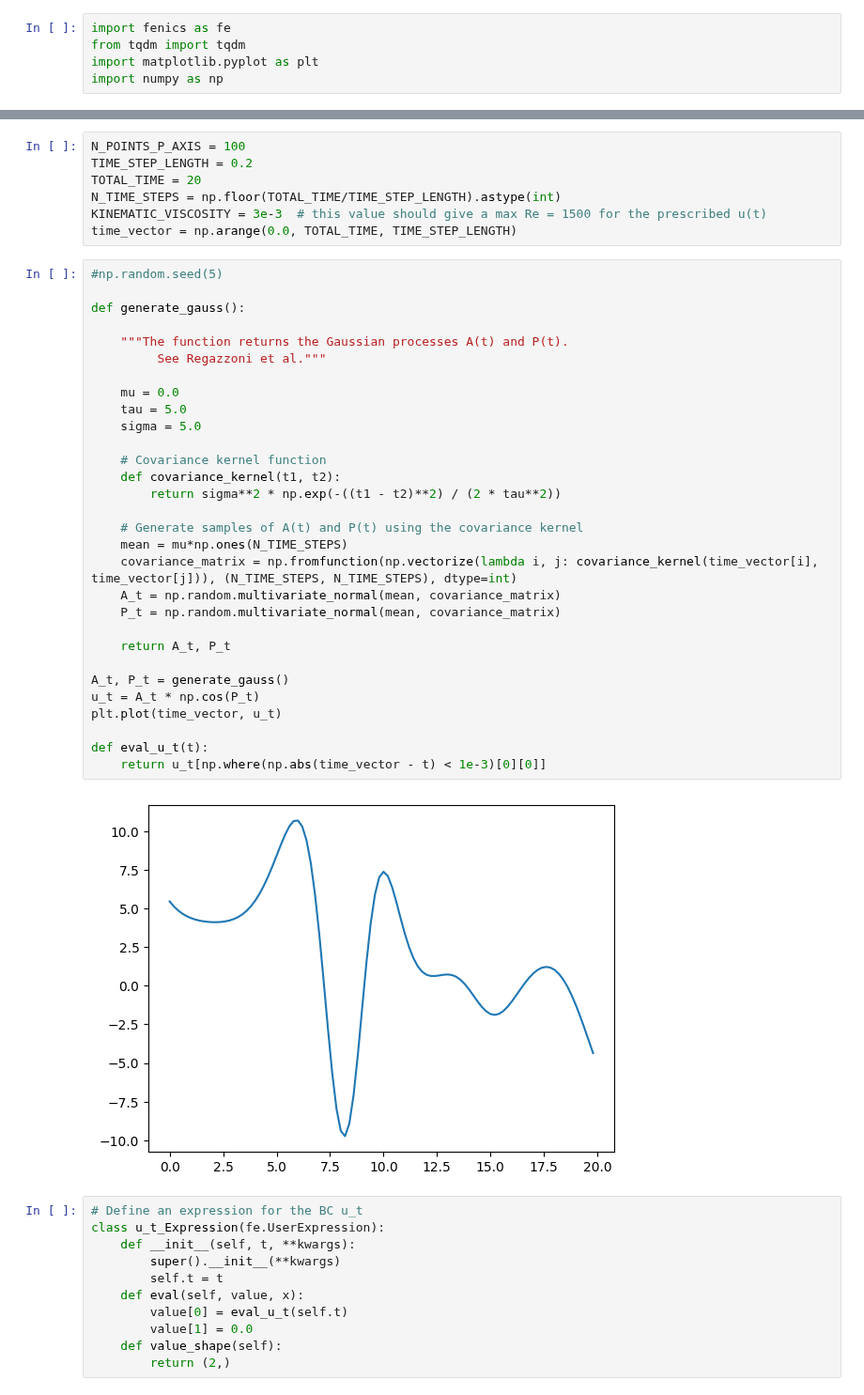
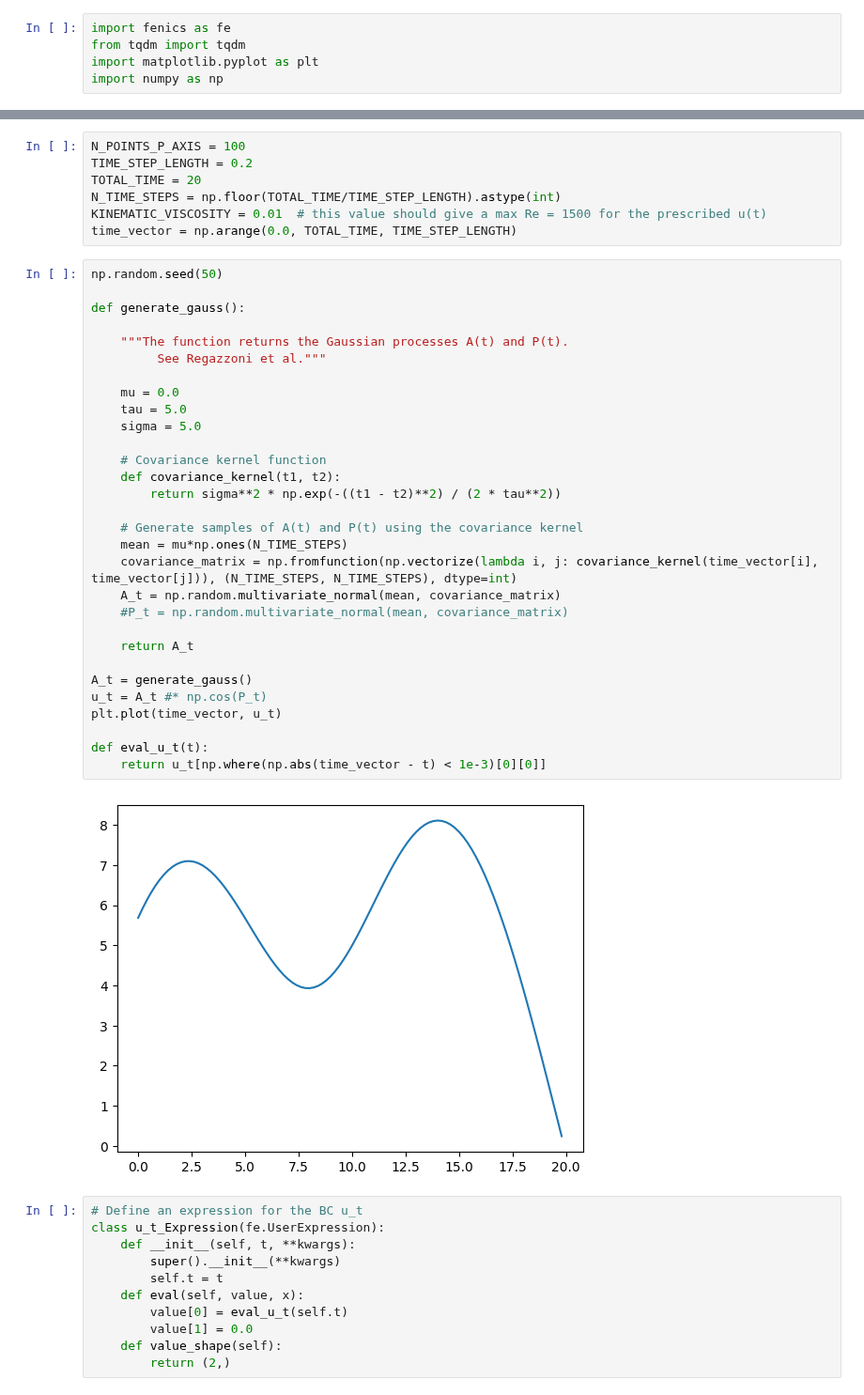
Before and after one commit to Fra-Sala/gnn_time, a Jupyter notebook: lid_driven_cavity_fenics/lid_cover_cavity.ipynb, the cells around one changed output, grey strips where cells are left out. Shown at 94% size. Drawn from its saved outputs; the diff is of its cells as text.

```diff
--- a/lid_driven_cavity_fenics/lid_cover_cavity.ipynb
+++ b/lid_driven_cavity_fenics/lid_cover_cavity.ipynb
@@ -14,40 +14,40 @@ N_POINTS_P_AXIS = 100
 TIME_STEP_LENGTH = 0.2
 TOTAL_TIME = 20
 N_TIME_STEPS = np.floor(TOTAL_TIME/TIME_STEP_LENGTH).astype(int)
-KINEMATIC_VISCOSITY = 3e-3  # this value should give a max Re = 1500 for the prescribed u(t)
+KINEMATIC_VISCOSITY = 0.01  # this value should give a max Re = 1500 for the prescribed u(t)
 time_vector = np.arange(0.0, TOTAL_TIME, TIME_STEP_LENGTH)
 # %%
-#np.random.seed(5)
+np.random.seed(50)
 
 def generate_gauss():
 
     """The function returns the Gaussian processes A(t) and P(t).
          See Regazzoni et al."""
 
     mu = 0.0
     tau = 5.0
     sigma = 5.0
 
     # Covariance kernel function
     def covariance_kernel(t1, t2):
         return sigma**2 * np.exp(-((t1 - t2)**2) / (2 * tau**2))
 
     # Generate samples of A(t) and P(t) using the covariance kernel
     mean = mu*np.ones(N_TIME_STEPS)
     covariance_matrix = np.fromfunction(np.vectorize(lambda i, j: covariance_kernel(time_vector[i], time_vector[j])), (N_TIME_STEPS, N_TIME_STEPS), dtype=int)
     A_t = np.random.multivariate_normal(mean, covariance_matrix)
-    P_t = np.random.multivariate_normal(mean, covariance_matrix)
+    #P_t = np.random.multivariate_normal(mean, covariance_matrix)
 
-    return A_t, P_t
+    return A_t
 
-A_t, P_t = generate_gauss()
-u_t = A_t * np.cos(P_t)
+A_t = generate_gauss()
+u_t = A_t #* np.cos(P_t)
 plt.plot(time_vector, u_t)
 
 def eval_u_t(t):
     return u_t[np.where(np.abs(time_vector - t) < 1e-3)[0][0]]
 # %% [output]
-[figure, old version]
+[figure, new version]
 # %%
 # Define an expression for the BC u_t
 class u_t_Expression(fe.UserExpression):
```
Also changed, not shown: parts of 2 cells of this notebook, 4 other files.
